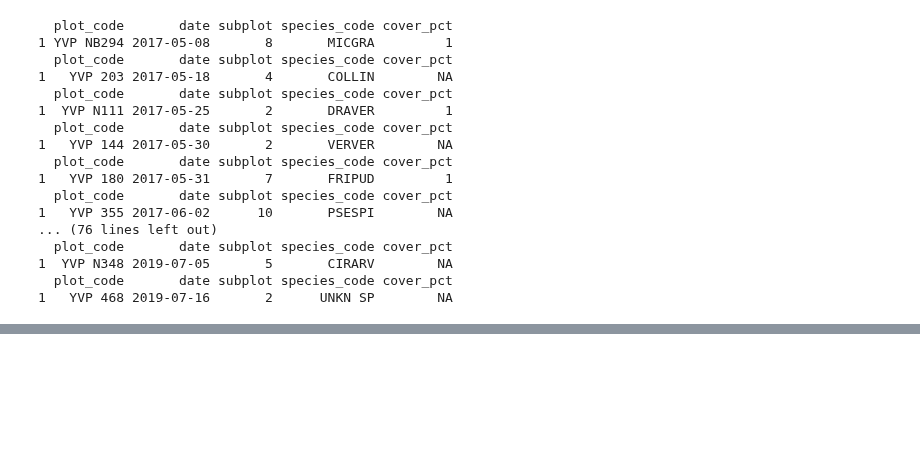
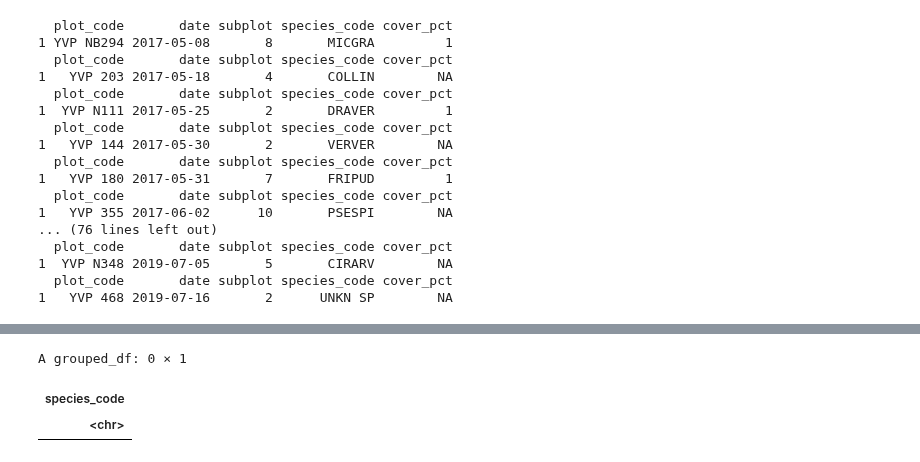
Before and after one commit to samsoe/mpg_notebooks, a Jupyter notebook: YVP_Vegetation_Cover_Data_Wrangle.ipynb, the cells around one changed output, grey strips where cells are left out. Drawn from its saved outputs; the diff is of its cells as text; code cells hidden in the pictures; blank space fills up the shorter version.

```diff
--- a/YVP_Vegetation_Cover_Data_Wrangle.ipynb
+++ b/YVP_Vegetation_Cover_Data_Wrangle.ipynb
@@ -371,0 +382,4 @@ write.csv(view_doubles, 'view_doubles.csv')
+# %%
+# 2020-04-27_MPGR_plant_species_list
+spp = gsheet2tbl("https://docs.google.com/spreadsheets/d/1wPen7yeimXtY4qK5Nj4JPvlgHYamoogR0YJekaF7i9Y") %>%
+as_tibble() %>% glimpse()
@@ -371,0 +444,6 @@ write.csv(view_doubles, 'view_doubles.csv')
+# %%
+# Import csv file with the updated codes
+# This file was produced by visually aligning the codes with a file that Rebecca Durham provided
+code_corrections <- read.csv(file = "https://drive.google.com/uc?id=1D0j3U4Or2PviFS02F3rxTRXr1SpGOB0a",
+  colClasses = c("character", "character")) %>%
+glimpse()
@@ -371,0 +457,4 @@ write.csv(view_doubles, 'view_doubles.csv')
+# %%
+# Create new df to hold corrected information
+# Change species_code to character variable to avoid problems with levels later
+yvp_veg_cover_correct = df %>% mutate(species_code = as.character(species_code)) %>% glimpse()
@@ -371,0 +472,23 @@ write.csv(view_doubles, 'view_doubles.csv')
+# %%
+# Loop operation used to update each instance of an incorrect code
+# Embed logic control to prevent errors if this loop is run on a df with corrected codes
+# Variable to track loop cycles
+cycles = 0
+
+for (i in 1:length(code_corrections[, 1])) {
+  index = which(yvp_veg_cover_correct$species_code == code_corrections$plantcode_incorrect[i])
+
+  if (length(index != 0)) {
+    cat("number of incorrect code entries: ", length(index), "\n")
+    cat("incorrect code: ", code_corrections$plantcode_incorrect[i], "\n")
+    yvp_veg_cover_correct[index, ]$species_code = code_corrections$plantcode_corrected[i]
+    print(yvp_veg_cover_correct[index, c(1,5,6,7,8)])
+    cycles = cycles + length(index)
+    cat("\n")
+  } else {
+    cat("no incorrect code entries were found \n")
+  }
+
+  cat("number of corrections made (cumulative): ", cycles, "\n\n\n")
+
+}
@@ -371,0 +513,9 @@ write.csv(view_doubles, 'view_doubles.csv')
+# %%
+# Rescan for incorrect species codes
+yvp_veg_cover_correct %>%
+anti_join(spp, by = c("species_code" = "key_PlantCode")) %>%
+group_by(species_code) %>% distinct(species_code) %>% arrange(species_code)
+# %% [output]
+A grouped_df: 0 × 1
+| species_code |
+| <chr> |
```
Also changed, not shown: parts of 41 cells of this notebook.
